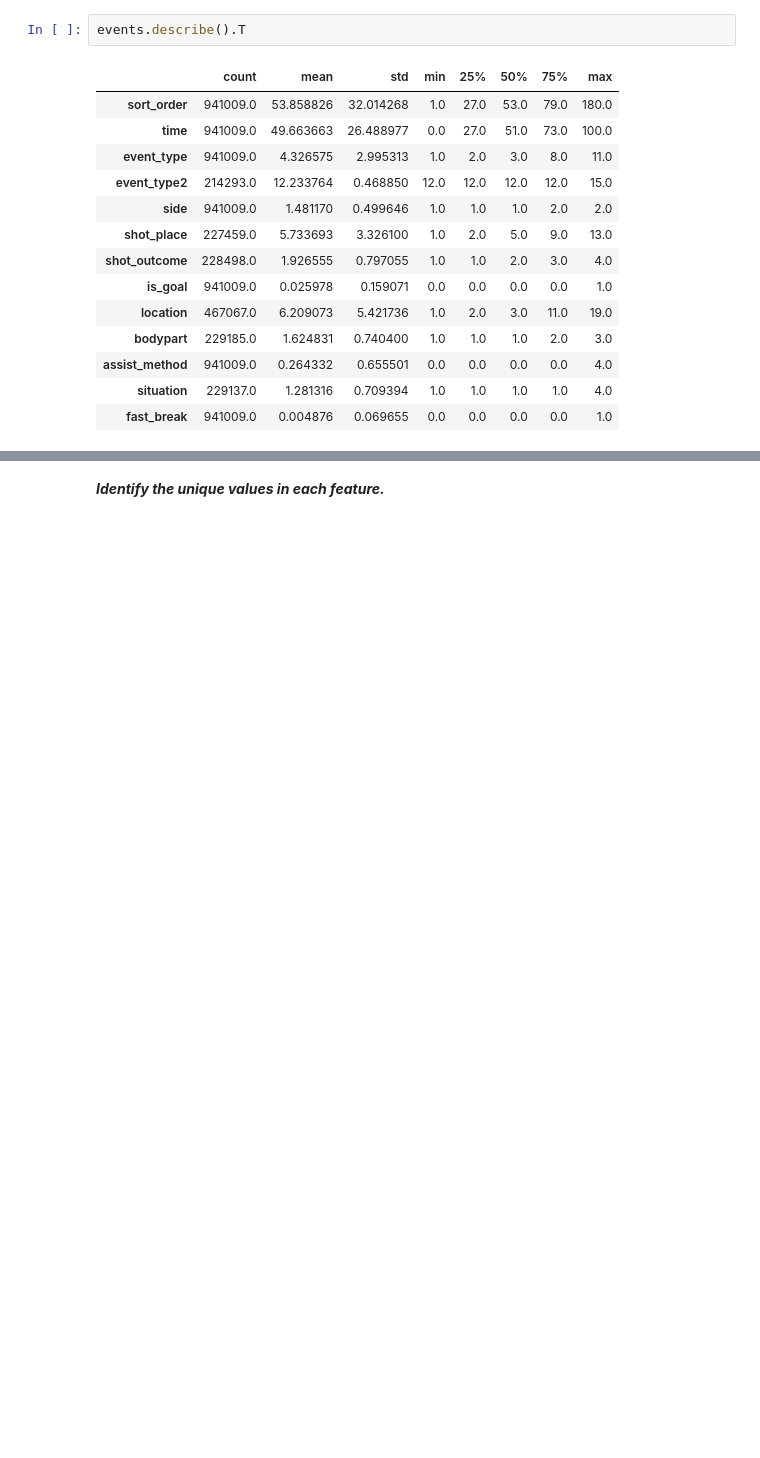
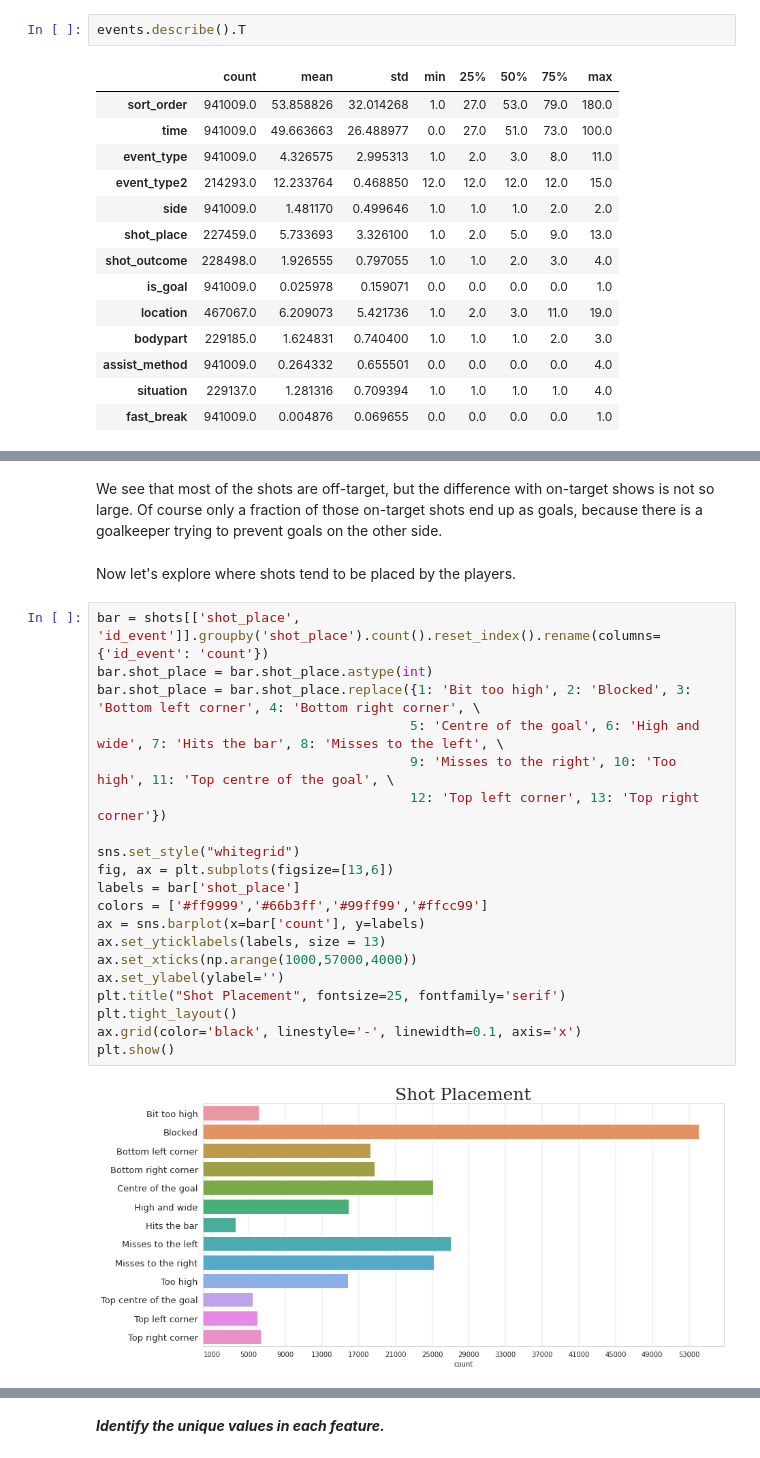
Before and after one commit to NishaMDev/ML-Learning, a Jupyter notebook: Assignment#2/ML_Assignment_2.ipynb, the cells around one changed output, grey strips where cells are left out. Cells and saved outputs as stored; diff of their text form; blank space fills up the shorter version.

```diff
--- a/Assignment#2/ML_Assignment_2.ipynb
+++ b/Assignment#2/ML_Assignment_2.ipynb
@@ -86,0 +167,26 @@ events.describe().T
+# %% [markdown]
+We see that most of the shots are off-target, but the difference with on-target shows is not so large. Of course only a fraction of those on-target shots end up as goals, because there is a goalkeeper trying to prevent goals on the other side.
+# %% [markdown]
+Now let's explore where shots tend to be placed by the players.
+# %%
+bar = shots[['shot_place', 'id_event']].groupby('shot_place').count().reset_index().rename(columns={'id_event': 'count'})
+bar.shot_place = bar.shot_place.astype(int)
+bar.shot_place = bar.shot_place.replace({1: 'Bit too high', 2: 'Blocked', 3: 'Bottom left corner', 4: 'Bottom right corner', \
+                                        5: 'Centre of the goal', 6: 'High and wide', 7: 'Hits the bar', 8: 'Misses to the left', \
+                                        9: 'Misses to the right', 10: 'Too high', 11: 'Top centre of the goal', \
+                                        12: 'Top left corner', 13: 'Top right corner'})
+
+sns.set_style("whitegrid")
+fig, ax = plt.subplots(figsize=[13,6])
+labels = bar['shot_place']
+colors = ['#ff9999','#66b3ff','#99ff99','#ffcc99']
+ax = sns.barplot(x=bar['count'], y=labels)
+ax.set_yticklabels(labels, size = 13)
+ax.set_xticks(np.arange(1000,57000,4000))
+ax.set_ylabel(ylabel='')
+plt.title("Shot Placement", fontsize=25, fontfamily='serif')
+plt.tight_layout()
+ax.grid(color='black', linestyle='-', linewidth=0.1, axis='x')
+plt.show()
+# %% [output]
+[figure, added]
```
Also changed, not shown: parts of 137 cells of this notebook.
